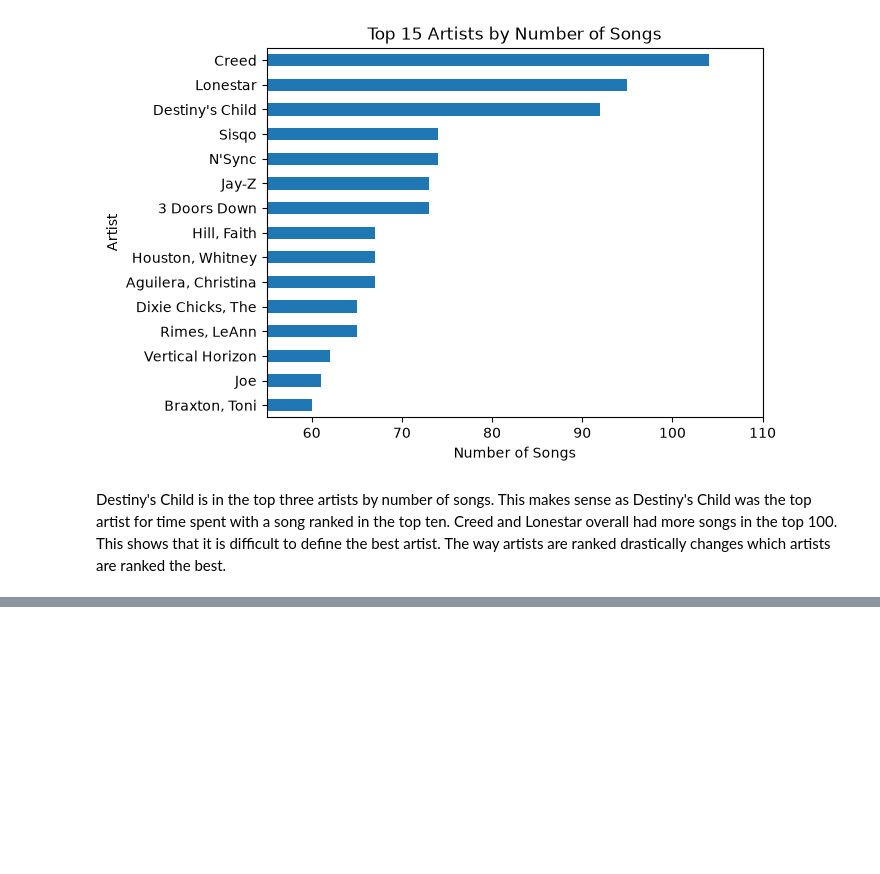
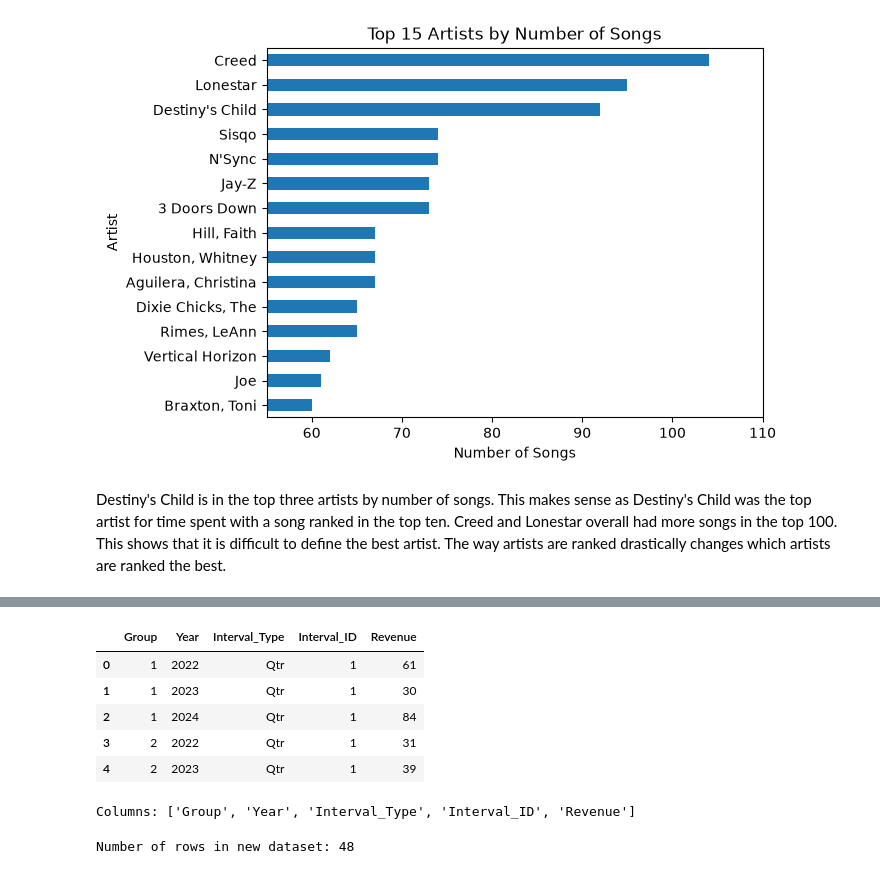
Before and after one commit to codettlaff/CPTS_575, a Jupyter notebook: assignment3/question2.ipynb, the cells around one changed output, grey strips where cells are left out. Cells and saved outputs as stored; diff of their text form; code cells hidden in the pictures; blank space fills up the shorter version.

```diff
--- a/assignment3/question2.ipynb
+++ b/assignment3/question2.ipynb
@@ -188,0 +218,25 @@ Destiny's Child is in the top three artists by number of songs. This makes sense
+# %%
+revenue_long = revenue.melt(
+    id_vars=["Group", "Year"],
+    var_name="Interval_Type",
+    value_name="Revenue")
+
+revenue_long["Interval_ID"] = (revenue_long["Interval_Type"].str.extract(r"(\d+)").astype(int))
+revenue_long["Interval_Type"] = "Qtr"
+revenue_long = revenue_long[["Group", "Year", "Interval_Type", "Interval_ID", "Revenue"]]
+
+# Display
+display(revenue_long.head())
+print(f"Columns: {revenue_long.columns.tolist()}\n")
+# %% [output]
+|  | Group | Year | Interval_Type | Interval_ID | Revenue |
+| 0 | 1 | 2022 | Qtr | 1 | 61 |
+| 1 | 1 | 2023 | Qtr | 1 | 30 |
+| 2 | 1 | 2024 | Qtr | 1 | 84 |
+| 3 | 2 | 2022 | Qtr | 1 | 31 |
+| 4 | 2 | 2023 | Qtr | 1 | 39 |
+Columns: ['Group', 'Year', 'Interval_Type', 'Interval_ID', 'Revenue']
+# %%
+print(f"Number of rows in new dataset: {revenue_long.shape[0]}")
+# %% [output]
+Number of rows in new dataset: 48
```
Also changed, not shown: parts of 6 cells of this notebook.
